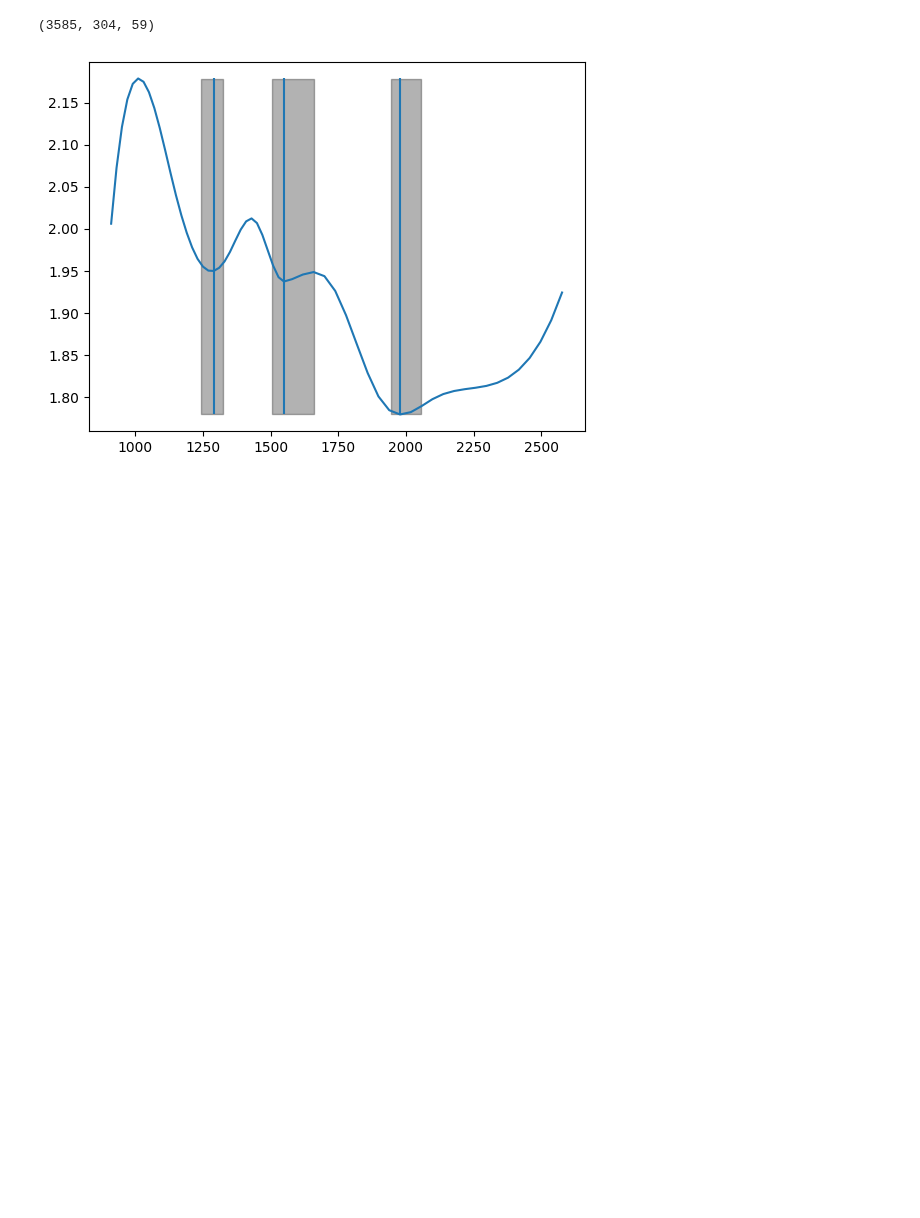
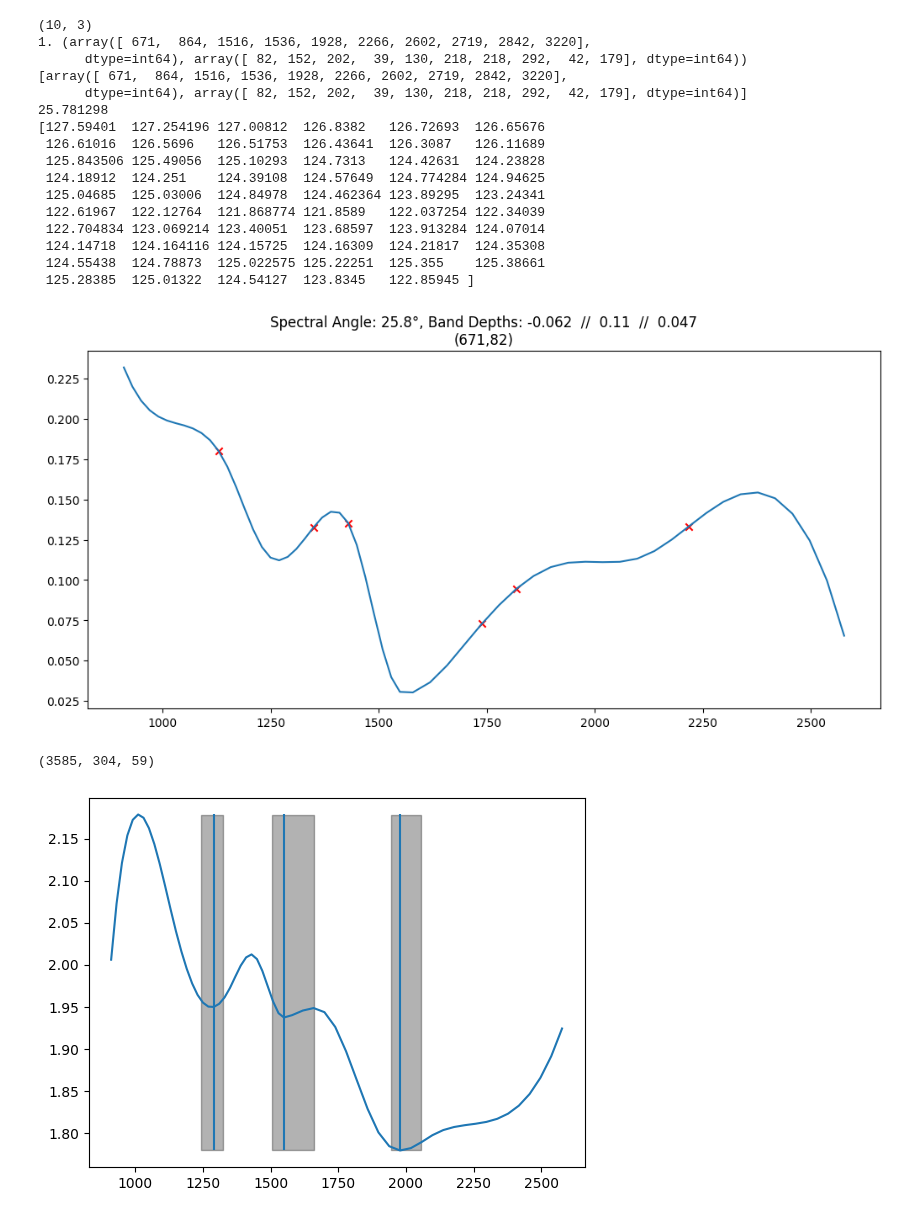
Before and after one commit to z-vig/M3_Pro, a Jupyter notebook: test.ipynb, the cells around one changed output. Drawn from its saved outputs; the diff is of its cells as text; code cells hidden in the pictures; blank space fills up the shorter version.

```diff
--- a/test.ipynb
+++ b/test.ipynb
@@ -119,0 +235,68 @@ file_list
+# %%
+import numpy as np
+import matplotlib.pyplot as plt
+import pandas as pd
+import tifffile as tf
+import os
+
+wvl = np.array(pd.read_csv('D:/Data/Ice_Pipeline_Out_6-14-23/bandInfo.csv').iloc[:,2])
+
+water_detect_data = pd.read_csv('D:/Data/Ice_Pipeline_Out_6-14-23/all_detections_30_withSPA.csv')
+print (water_detect_data[['x','y','Stamp_Num']].loc[water_detect_data['Stamp_Num']==1].shape)
+
+folder_path = 'D:/Data/Ice_Pipeline_Out_6-14-23'
+bd_files = os.listdir(os.path.join(folder_path,'band_depth_maps'))
+spa_files = os.listdir(os.path.join(folder_path,'spectral_angle_maps'))
+smooth_files = os.listdir(os.path.join(folder_path,'rfl_smooth'))
+smooth_files_norm = os.listdir(os.path.join(folder_path,'rfl_smooth_normalized'))
+
+bd_im = tf.imread(os.path.join(folder_path,'band_depth_maps',bd_files[0]))
+spa_im_raw = tf.imread(os.path.join(folder_path,'spectral_angle_maps',spa_files[0]))
+smooth_im = tf.imread(os.path.join(folder_path,'rfl_smooth',smooth_files[0]))
+smooth_im_norm = tf.imread(os.path.join(folder_path,'rfl_smooth_normalized',smooth_files_norm[0]))
+spa_im=spa_im_raw
+
+bd_bool = (np.isnan(bd_im[:,:,0])==0)#&(bd_im[:,:,0]>0)
+
+
+spa_bool = spa_im<30.3
+
+combo_bool = bd_bool*spa_bool
+print ('1.',np.where(combo_bool==1))
+print ([i for i in ((np.where(combo_bool==1)[0:2]))])
+
+coord_list=[i for i in ((np.where(combo_bool==1)[0:2]))]
+wvlList = [1130,1350,1420,1740,1820,2200]
+n=0
+for x,y in zip(*coord_list):
+    fig,ax = plt.subplots(1,1,figsize=(10,5),layout='constrained')
+    print (spa_im_raw[x,y])
+    ax.plot(wvl,smooth_im[x,y,:])
+    for w in wvlList:
+        ind = np.where(abs(wvl-w)==abs(wvl-w).min())[0]
+        plt_wvl = wvl[ind]
+        ax.scatter(plt_wvl,smooth_im[x,y,ind],marker='x',color='red')
+
+    ax.set_title(f'Spectral Angle: {spa_im_raw[x,y]:.1f}\u00B0, Band Depths: {"  //  ".join(str(i.round(3)) for i in bd_im[x,y,:])}\n({x},{y})')
+    n+=1
+    break
+
+print (smooth_im_norm[671,82,:])
+# %% [output]
+(10, 3)
+1. (array([ 671,  864, 1516, 1536, 1928, 2266, 2602, 2719, 2842, 3220],
+      dtype=int64), array([ 82, 152, 202,  39, 130, 218, 218, 292,  42, 179], dtype=int64))
+[array([ 671,  864, 1516, 1536, 1928, 2266, 2602, 2719, 2842, 3220],
+      dtype=int64), array([ 82, 152, 202,  39, 130, 218, 218, 292,  42, 179], dtype=int64)]
+25.781298
+[127.59401  127.254196 127.00812  126.8382   126.72693  126.65676
+ 126.61016  126.5696   126.51753  126.43641  126.3087   126.11689
+ 125.843506 125.49056  125.10293  124.7313   124.42631  124.23828
+ 124.18912  124.251    124.39108  124.57649  124.774284 124.94625
+ 125.04685  125.03006  124.84978  124.462364 123.89295  123.24341
+ 122.61967  122.12764  121.868774 121.8589   122.037254 122.34039
+ 122.704834 123.069214 123.40051  123.68597  123.913284 124.07014
+ 124.14718  124.164116 124.15725  124.16309  124.21817  124.35308
+ 124.55438  124.78873  125.022575 125.22251  125.355    125.38661
+ 125.28385  125.01322  124.54127  123.8345   122.85945 ]
+[figure, added]
```
Also changed, not shown: parts of 14 cells of this notebook, 4 other files.
